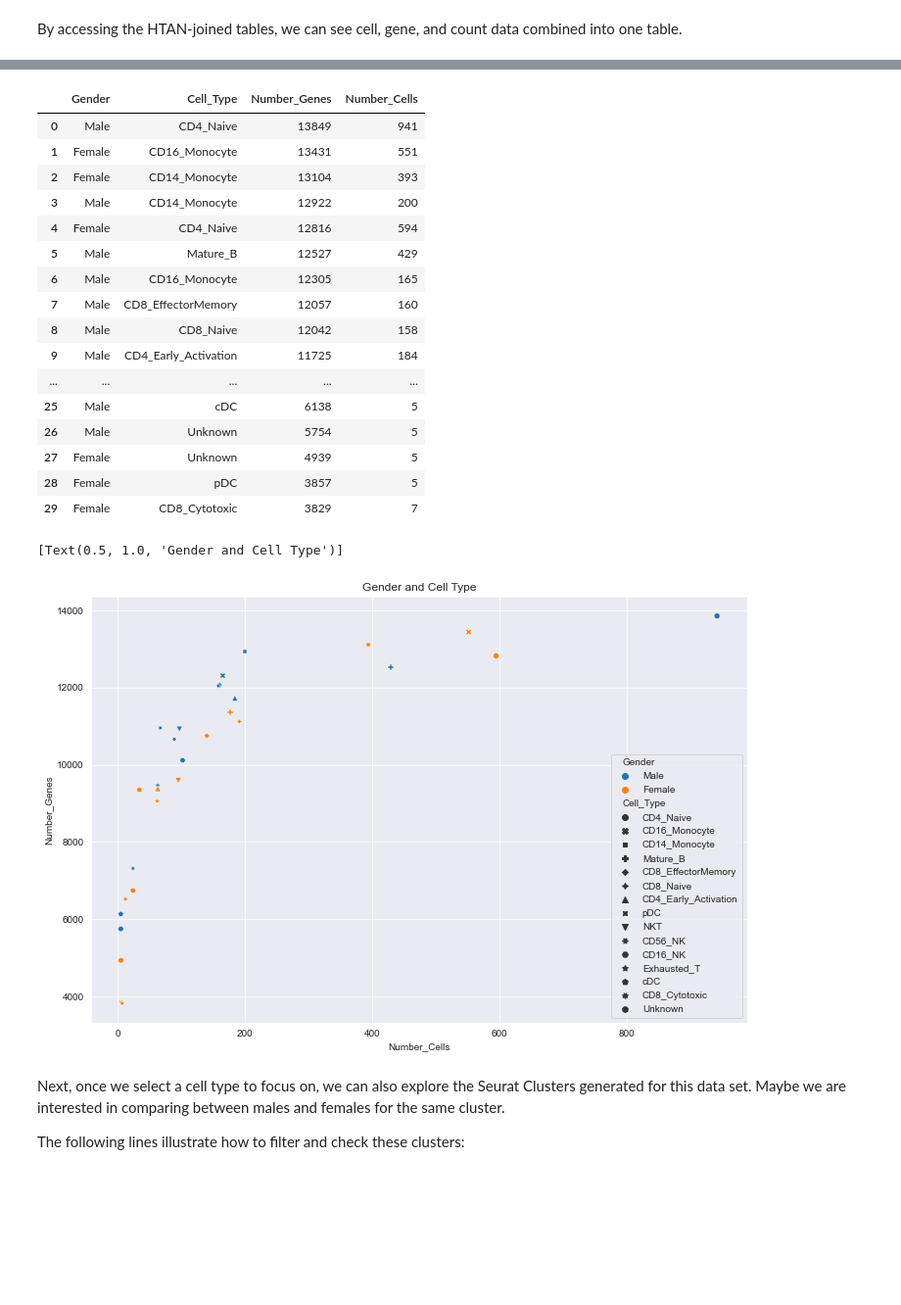
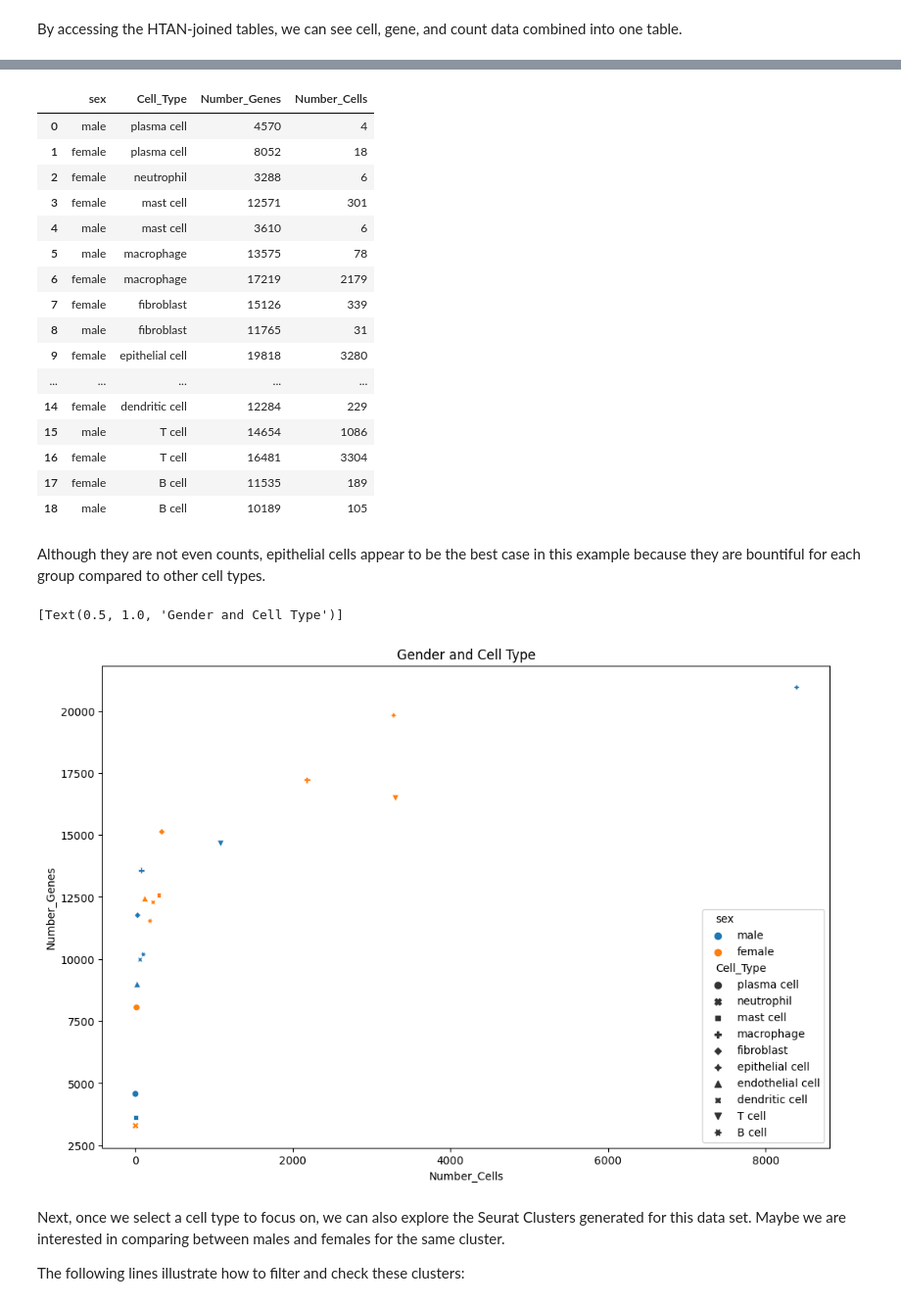
Before and after one commit to isb-cgc/Community-Notebooks, a Jupyter notebook: HTAN/Python Notebooks/Investigating_Single_Cell_HTAN_Data.ipynb, the cells around one changed output, grey strips where cells are left out. Shown at 98% size. Drawn from its saved outputs; the diff is of its cells as text; code cells hidden in the pictures; blank space fills up the shorter version.

```diff
--- a/HTAN/Python Notebooks/Investigating_Single_Cell_HTAN_Data.ipynb
+++ b/HTAN/Python Notebooks/Investigating_Single_Cell_HTAN_Data.ipynb
@@ -70,7 +89,7 @@ auth.authenticate_user()
 # %%
 ## Setup ##
 # set the google project that will be referenced for this notebook's computations
-google_project = 'your-project'
+google_project = 'my-project'
 
 # Create a client to access the data within BigQuery
 client = bigquery.Client(google_project)
@@ -168,41 +194,43 @@ Now we see above that within this age, there are two genders available for each
 # %%
 df3 = client.query("""
   SELECT
-  Gender,
+  sex,
   Cell_Type,
-  count(distinct(Gene_Name)) Number_Genes,
-  count(distinct(Cell_Name)) Number_Cells,
+  count(distinct(feature_name)) Number_Genes,
+    count(distinct(iObs)) Number_Cells,
   FROM
-    `isb-cgc-bq.HTAN.scRNAseq_CHOP_seurat_integrated_18MLLr_normal_final_rename_current`
-  WHERE Age = '4M'
+    `isb-cgc-bq.HTAN.scRNAseq_MSK_SCLC_combined_samples_current`
+  WHERE development_stage = '74-year-old human stage'
   GROUP BY 1,2
-  ORDER BY Number_Genes DESC # ASC # or DESC
+  ORDER BY Cell_Type DESC # ASC # or DESC
     """).result().to_dataframe()
 
 df3
 # %% [output]
-|  | Gender | Cell_Type | Number_Genes | Number_Cells |
-| 0 | Male | CD4_Naive | 13849 | 941 |
-| 1 | Female | CD16_Monocyte | 13431 | 551 |
-| 2 | Female | CD14_Monocyte | 13104 | 393 |
-| 3 | Male | CD14_Monocyte | 12922 | 200 |
-| 4 | Female | CD4_Naive | 12816 | 594 |
-| 5 | Male | Mature_B | 12527 | 429 |
-| 6 | Male | CD16_Monocyte | 12305 | 165 |
-| 7 | Male | CD8_EffectorMemory | 12057 | 160 |
-| 8 | Male | CD8_Naive | 12042 | 158 |
-| 9 | Male | CD4_Early_Activation | 11725 | 184 |
+|  | sex | Cell_Type | Number_Genes | Number_Cells |
+| 0 | male | plasma cell | 4570 | 4 |
+| 1 | female | plasma cell | 8052 | 18 |
+| 2 | female | neutrophil | 3288 | 6 |
+| 3 | female | mast cell | 12571 | 301 |
+| 4 | male | mast cell | 3610 | 6 |
+| 5 | male | macrophage | 13575 | 78 |
+| 6 | female | macrophage | 17219 | 2179 |
+| 7 | female | fibroblast | 15126 | 339 |
+| 8 | male | fibroblast | 11765 | 31 |
+| 9 | female | epithelial cell | 19818 | 3280 |
 | ... | ... | ... | ... | ... |
-| 25 | Male | cDC | 6138 | 5 |
-| 26 | Male | Unknown | 5754 | 5 |
-| 27 | Female | Unknown | 4939 | 5 |
-| 28 | Female | pDC | 3857 | 5 |
-| 29 | Female | CD8_Cytotoxic | 3829 | 7 |
+| 14 | female | dendritic cell | 12284 | 229 |
+| 15 | male | T cell | 14654 | 1086 |
+| 16 | female | T cell | 16481 | 3304 |
+| 17 | female | B cell | 11535 | 189 |
+| 18 | male | B cell | 10189 | 105 |
+# %% [markdown]
+Although they are not even counts, epithelial cells appear to be the best case in this example because they are bountiful for each group compared to other cell types.
 # %%
-sns.scatterplot(data=df3, x='Number_Cells', y='Number_Genes', hue='Gender', style='Cell_Type').set(title='Gender and Cell Type')
+sns.scatterplot(data=df3, x='Number_Cells', y='Number_Genes', hue='sex', style='Cell_Type').set(title='Gender and Cell Type')
 # %% [output]
 [Text(0.5, 1.0, 'Gender and Cell Type')]
-[figure, old version]
+[figure, new version]
 # %% [markdown]
 Next, once we select a cell type to focus on, we can also explore the Seurat Clusters generated for this data set. Maybe we are interested in comparing between males and females for the same cluster.
 
```
Also changed, not shown: parts of 19 cells of this notebook.
